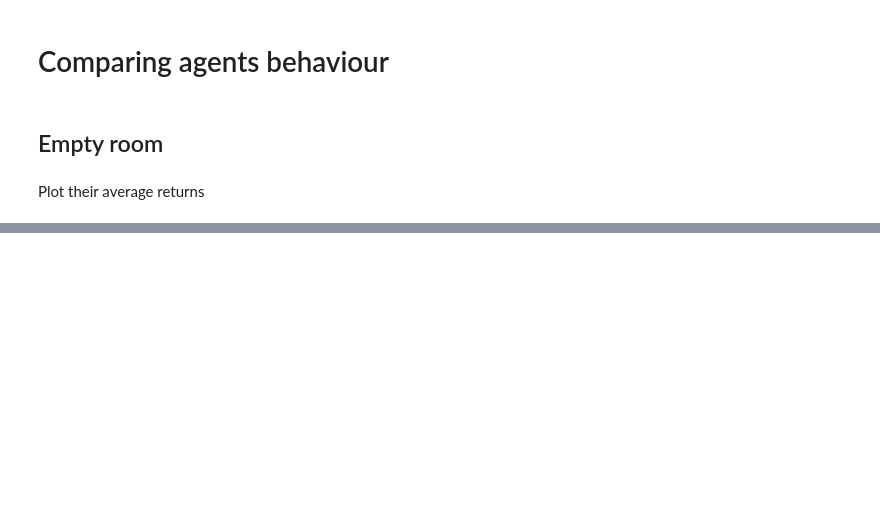
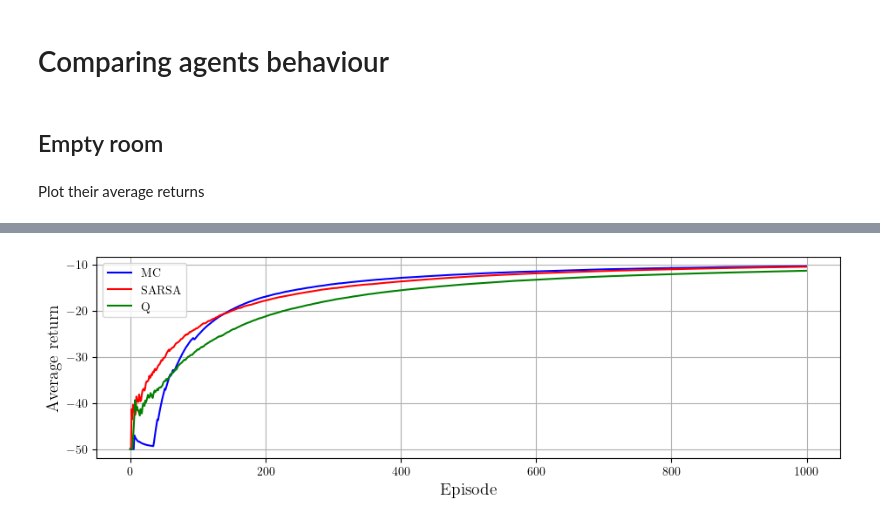
Before and after one commit to ThibeauWouters/MAI, a Jupyter notebook: RL_visualizations.ipynb, the cells around one changed output, grey strips where cells are left out. Drawn from its saved outputs; the diff is of its cells as text; code cells hidden in the pictures; blank space fills up the shorter version.

```diff
--- a/RL_visualizations.ipynb
+++ b/RL_visualizations.ipynb
@@ -8,12 +8,14 @@ plt.rcParams.update({
     "text.usetex": True,
     "font.family": "serif",
     "font.serif": ["Computer Modern Roman"],  # "Times", "Palatino", "New Century Schoolbook", "Bookman",
+    "axes.labelsize": 14
     })
 import os
 # %% [markdown]
 Agent names:
 # %%
 agent_names = ["MC_agent", "SARSA_agent", "Q_agent"]
+labels = ["MC", "SARSA", "Q"]
 colors = ["blue", "red", "green"]
 # %%
 def cumulative_average(arr):
@@ -28,16 +30,16 @@ def cumulative_average(arr):
     # Calculate cumulative average
     return cum_sum / cum_count
 # %%
-def get_returns(room, filename = "returns.csv", use_avg = True):
+def get_returns(room, n_episodes=1000, filename = "returns.csv", use_avg = True):
     """
     Gets the returns for a certain room for all three agents.
     """
-    returns = []
-    for name in agent_names:
-        val = np.loadtxt(f"RL/Plots/{name}/{room}/{filename}", names="Return")
+    returns = np.zeros((3, n_episodes))
+    for i, name in enumerate(agent_names):
+        val = np.loadtxt(f"RL/Plots/{name}/{room}/{filename}")
         if use_avg:
             val = cumulative_average(val)
-        returns.append(val)
+        returns[i] = val
 
     return np.array(returns)
 # %% [markdown]
@@ -59,0 +59,13 @@ ValueError: setting an array element with a sequence. The requested array has an
+# %%
+returns = get_returns("empty-room")
+
+plt.figure(figsize=(11, 3))
+for i, ret in enumerate(returns):
+    plt.plot(ret, "-", color=colors[i], label=labels[i])
+plt.grid()
+plt.legend()
+plt.xlabel("Episode")
+plt.ylabel("Average return")
+plt.show()
+# %% [output]
+[figure, added]
```
Also changed, not shown: parts of 4 cells of this notebook, 7 other files.
